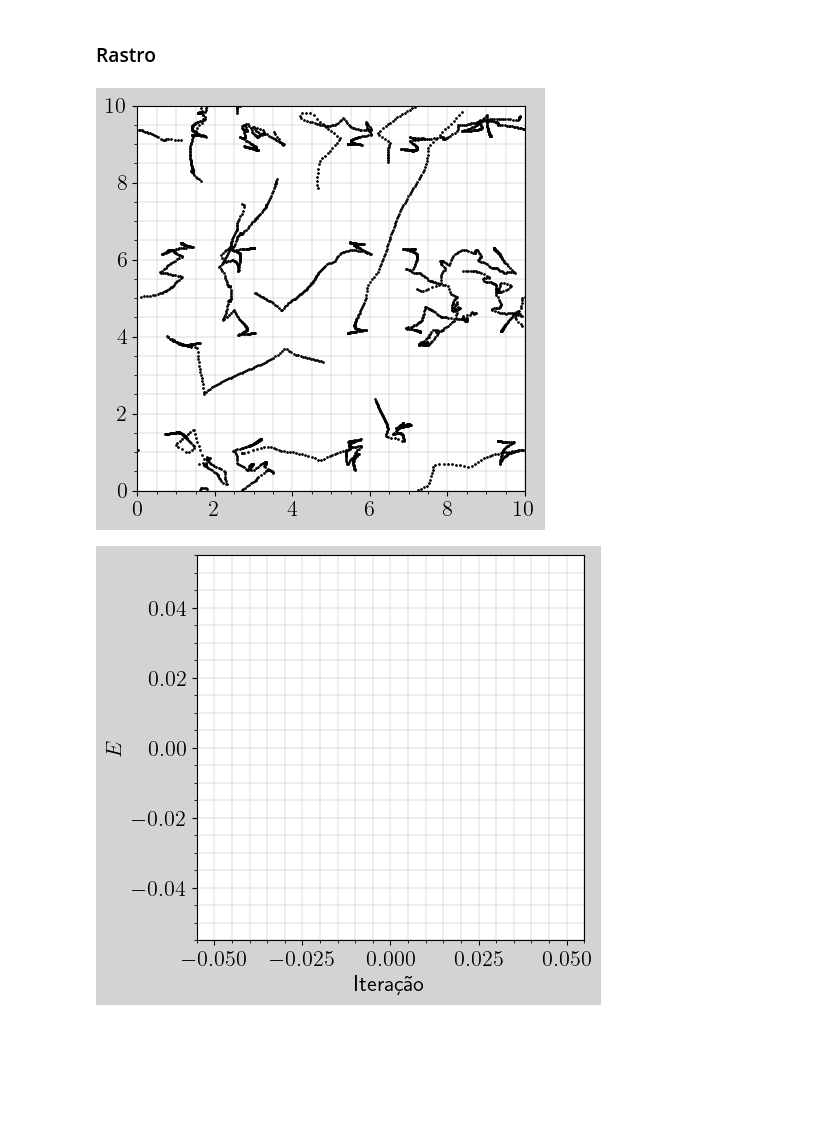
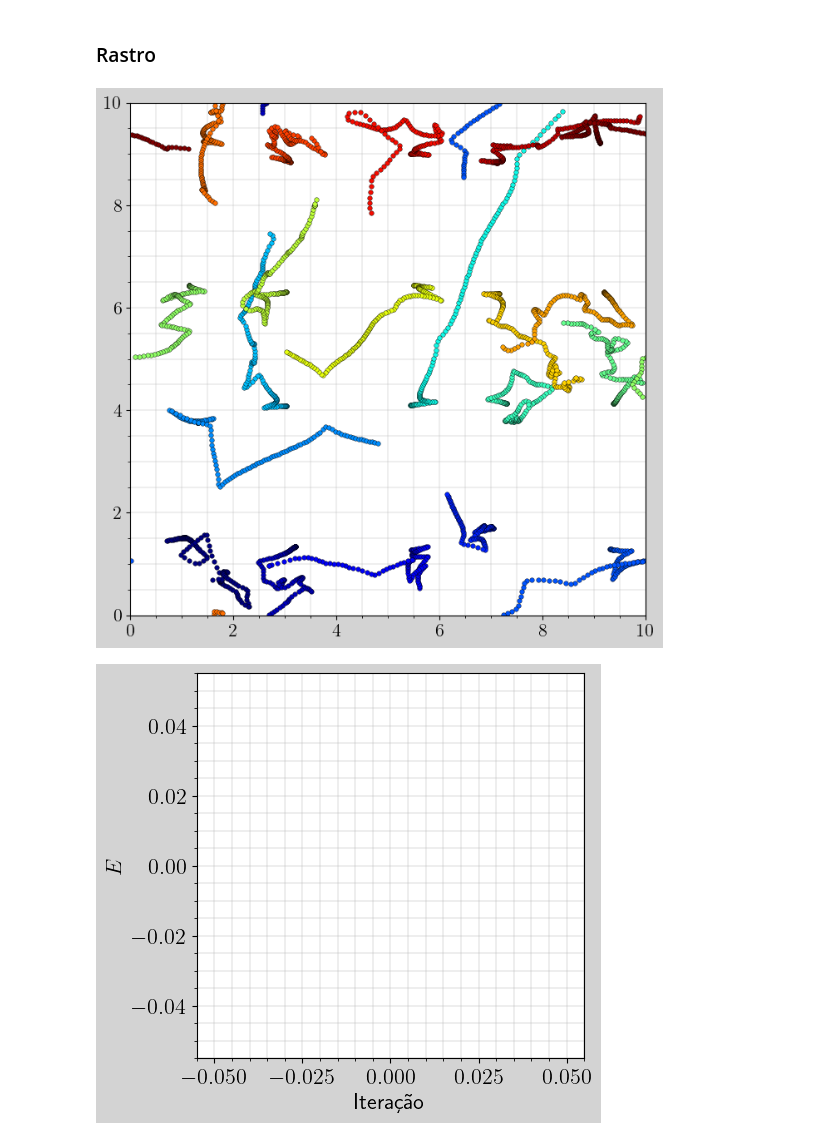
Before and after one commit to jeftersantiago/mec_estat_comp, a Jupyter notebook: projeto6/src/Projeto 6.ipynb, the cells around one changed output. Cells and saved outputs as stored; diff of their text form; code cells hidden in the pictures; blank space fills up the shorter version.

Commit message:
tarefa-a

```diff
--- a/projeto6/src/Projeto 6.ipynb
+++ b/projeto6/src/Projeto 6.ipynb
@@ -349,34 +349,34 @@ HTML(ani.to_html5_video())
 # %%
 fname_positions = 'saidas/tarefa-A/evolucao-posicoes.dat'
 data = np.loadtxt(fname_positions)
 
 params = np.loadtxt("saidas/tarefa-A/parametros.dat")
 num_particles = int(params[0])
 
 num_timesteps = data.shape[0] // num_particles
 
 data = data.reshape((num_timesteps, num_particles, -1))
 
-fig, ax = plt.subplots(1, 1, figsize=(5,5), facecolor="lightgray")
+fig, ax = plt.subplots(1, 1, figsize=(8,8), facecolor="lightgray")
 
 colors = plt.cm.jet(np.linspace(0, 1, num_particles))
 
 for i in range(num_particles):
     x = data[:, i, 1]
     y = data[:, i, 2]
-    ax.plot(x, y, 'o', markersize=1, color='black', markerfacecolor=colors[i], label=f'Particle {i+1}')
+    ax.plot(x, y, 'o', markersize=4,markeredgewidth=.3, color='black', markerfacecolor=colors[i], label=f'Particle {i+1}')
 
 plt.grid(which="major", linewidth=0.3)
 plt.grid(which="minor", linewidth=0.3)
 plt.minorticks_on()
 
 ax.set_xlim(0, 10)
 ax.set_ylim(0, 10)
 
-plt.savefig(graphs_path+'tarefa-A/posicoes-finais.png', bbox_inches = 'tight') # , dpi=DPI)
+plt.savefig(graphs_path+'tarefa-A/posicoes-finais.png', bbox_inches = 'tight')#  dpi=DPI)
 # plt.show()
 # %% [output]
-[figure, old version]
+[figure, new version]
 # %%
 fname = "saidas/tarefa-A/energia-total.dat"
 data = np.loadtxt(fname)
```
Also changed, not shown: 14 other files.
